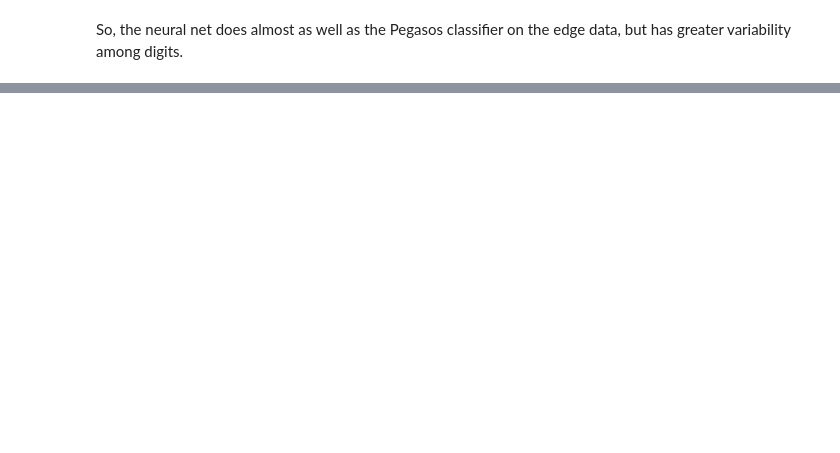
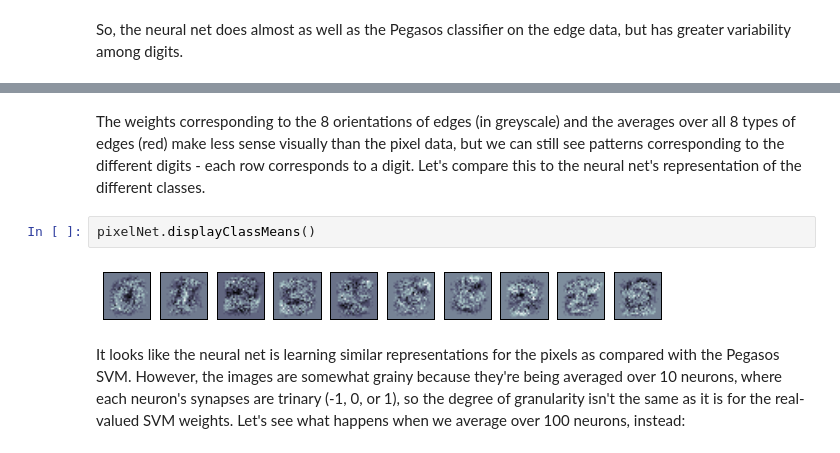
Before and after one commit to kolchinski/alex-thesis, a Jupyter notebook: FebWriteup.ipynb, the cells around one changed output, grey strips where cells are left out. Cells and saved outputs as stored; diff of their text form; blank space fills up the shorter version.

```diff
--- a/FebWriteup.ipynb
+++ b/FebWriteup.ipynb
@@ -228,0 +263,8 @@ So, the neural net does almost as well as the Pegasos classifier on the edge dat
+# %% [markdown]
+The weights corresponding to the 8 orientations of edges (in greyscale) and the averages over all 8 types of edges (red) make less sense visually than the pixel data, but we can still see patterns corresponding to the different digits - each row corresponds to a digit. Let's compare this to the neural net's representation of the different classes.
+# %%
+pixelNet.displayClassMeans()
+# %% [output]
+[figure, added]
+# %% [markdown]
+It looks like the neural net is learning similar representations for the pixels as compared with the Pegasos SVM. However, the images are somewhat grainy because they're being averaged over 10 neurons, where each neuron's synapses are  trinary (-1, 0, or 1), so the degree of granularity isn't the same as it is for the real-valued SVM weights. Let's see what happens when we average over 100 neurons, instead:
```
Also changed, not shown: parts of 25 cells of this notebook, 3 other files.
